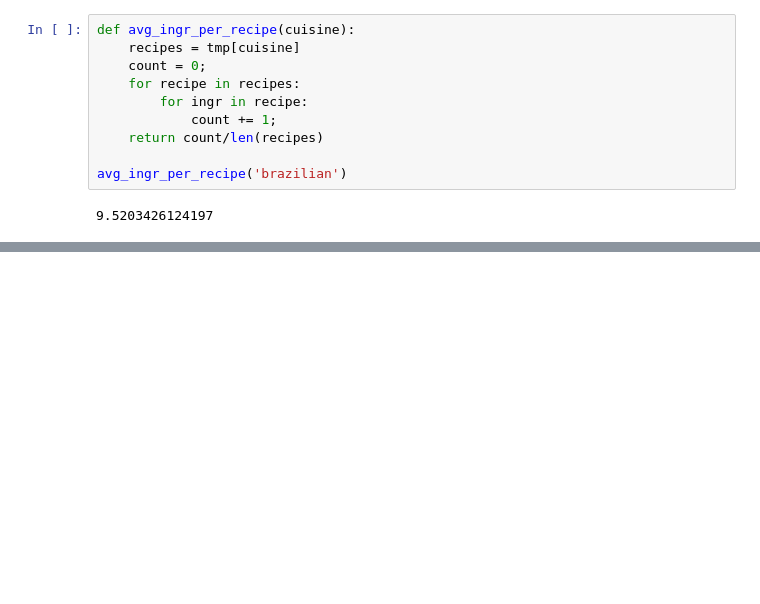
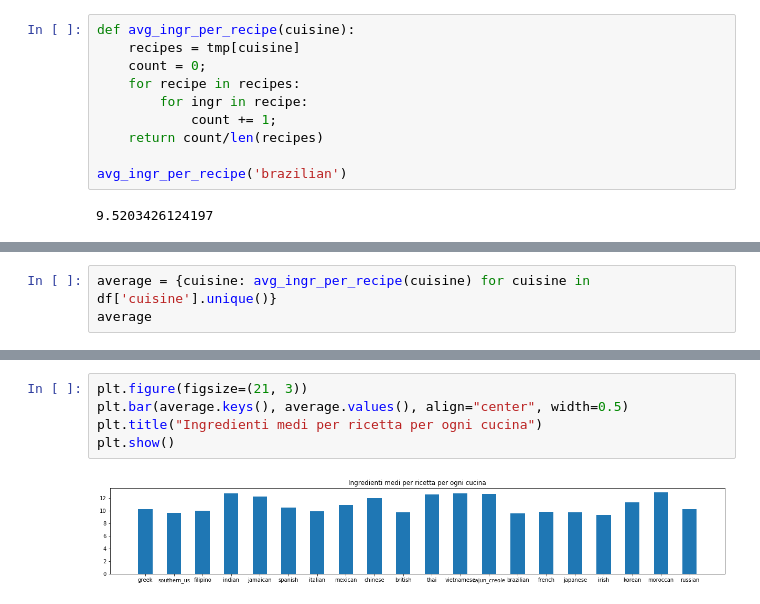
Before and after one commit to volpepe/Cooking-Challenge, a Jupyter notebook: Progetto.ipynb, the cells around one changed output, grey strips where cells are left out. Cells and saved outputs as stored; diff of their text form; blank space fills up the shorter version.

Commit message:
Add plot for avg ingredients

```diff
--- a/Progetto.ipynb
+++ b/Progetto.ipynb
@@ -242,0 +239,3 @@ avg_ingr_per_recipe('brazilian')
+# %%
+average = {cuisine: avg_ingr_per_recipe(cuisine) for cuisine in df['cuisine'].unique()}
+average
@@ -242,0 +263,7 @@ avg_ingr_per_recipe('brazilian')
+# %%
+plt.figure(figsize=(21, 3))
+plt.bar(average.keys(), average.values(), align="center", width=0.5)
+plt.title("Ingredienti medi per ricetta per ogni cucina")
+plt.show()
+# %% [output]
+[figure, added]
```
Also changed, not shown: parts of 6 cells of this notebook.
